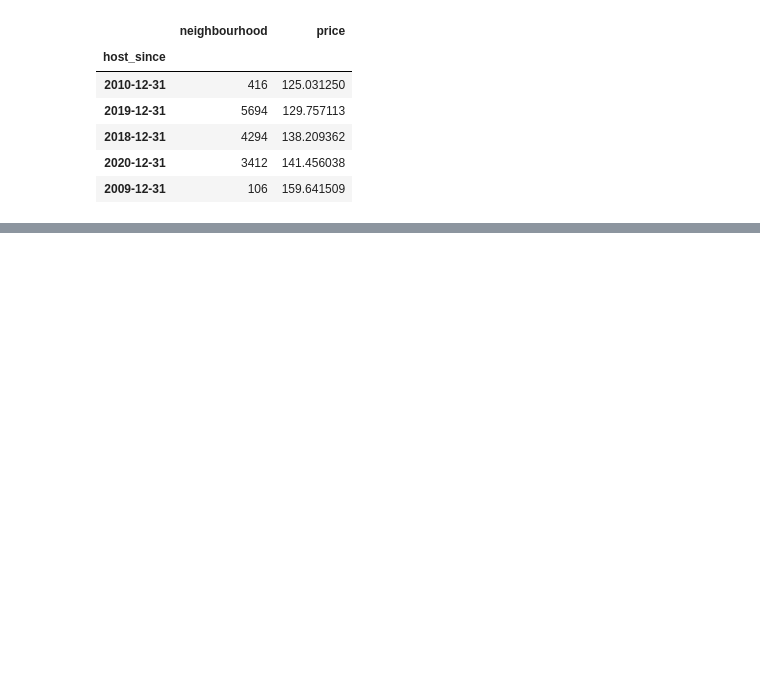
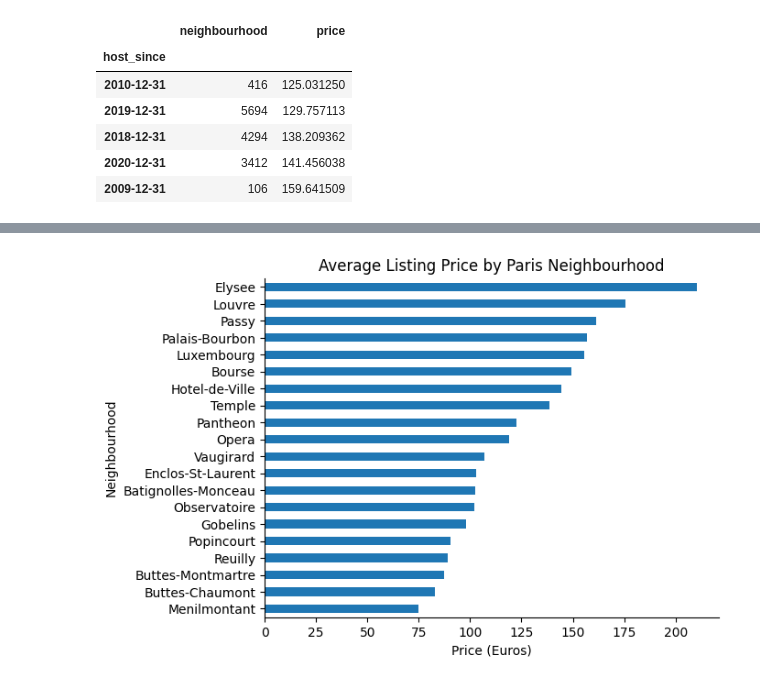
Before and after one commit to gtshinde/airbnb_python_analysis, a Jupyter notebook: airbnb_notebook.ipynb, the cells around one changed output, grey strips where cells are left out. Cells and saved outputs as stored; diff of their text form; code cells hidden in the pictures; blank space fills up the shorter version.

```diff
--- a/airbnb_notebook.ipynb
+++ b/airbnb_notebook.ipynb
@@ -272,0 +280,15 @@ paris_listings_over_time.tail()
+# %%
+import seaborn as sns
+(paris_listing_neighbourhood
+ .plot
+ .barh(
+     title = "Average Listing Price by Paris Neighbourhood",
+     legend = None,
+     xlabel = "Price (Euros)",
+     ylabel = "Neighbourhood"
+)
+)
+
+sns.despine()
+# %% [output]
+[figure, added]
```
Also changed, not shown: parts of 14 cells of this notebook.
